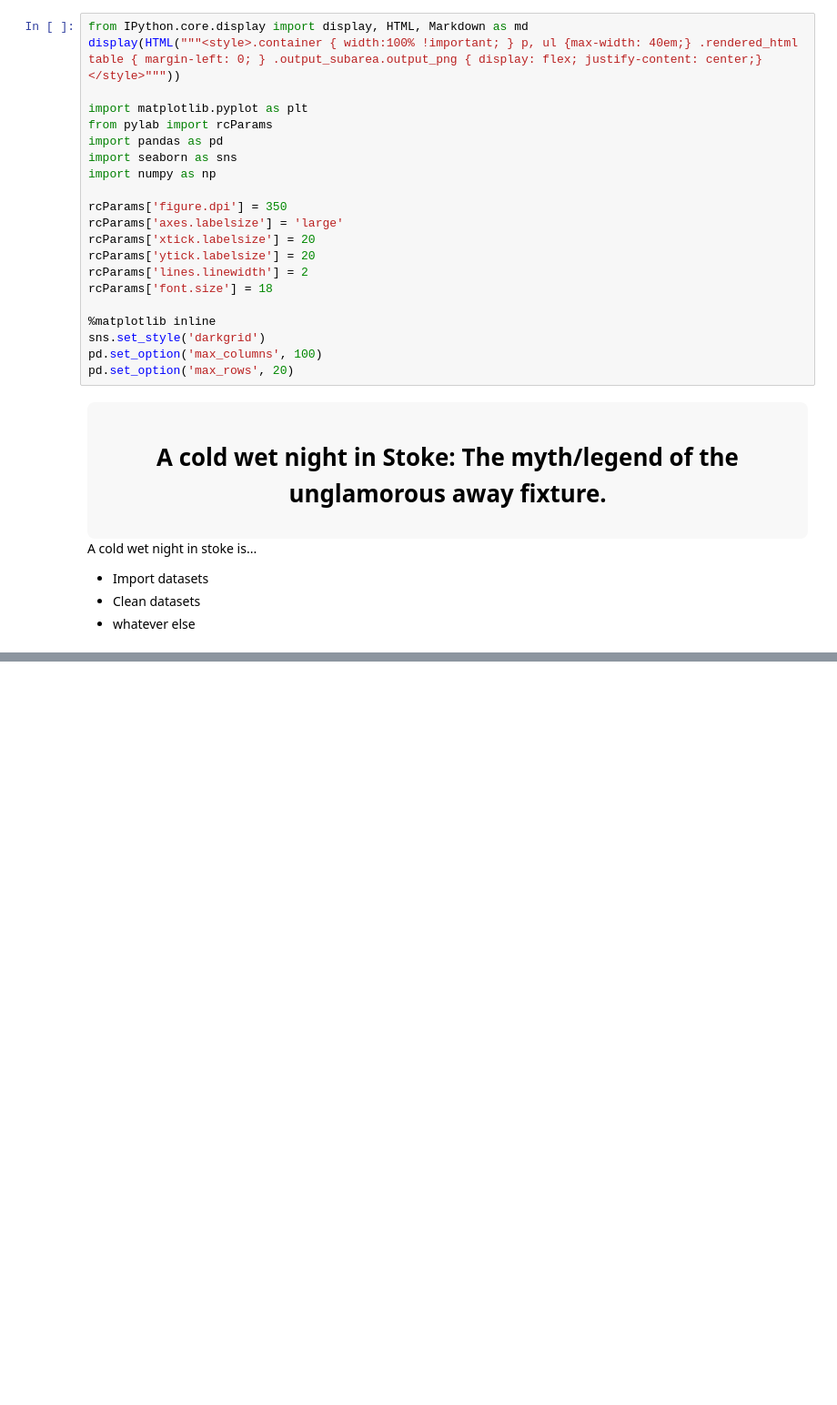
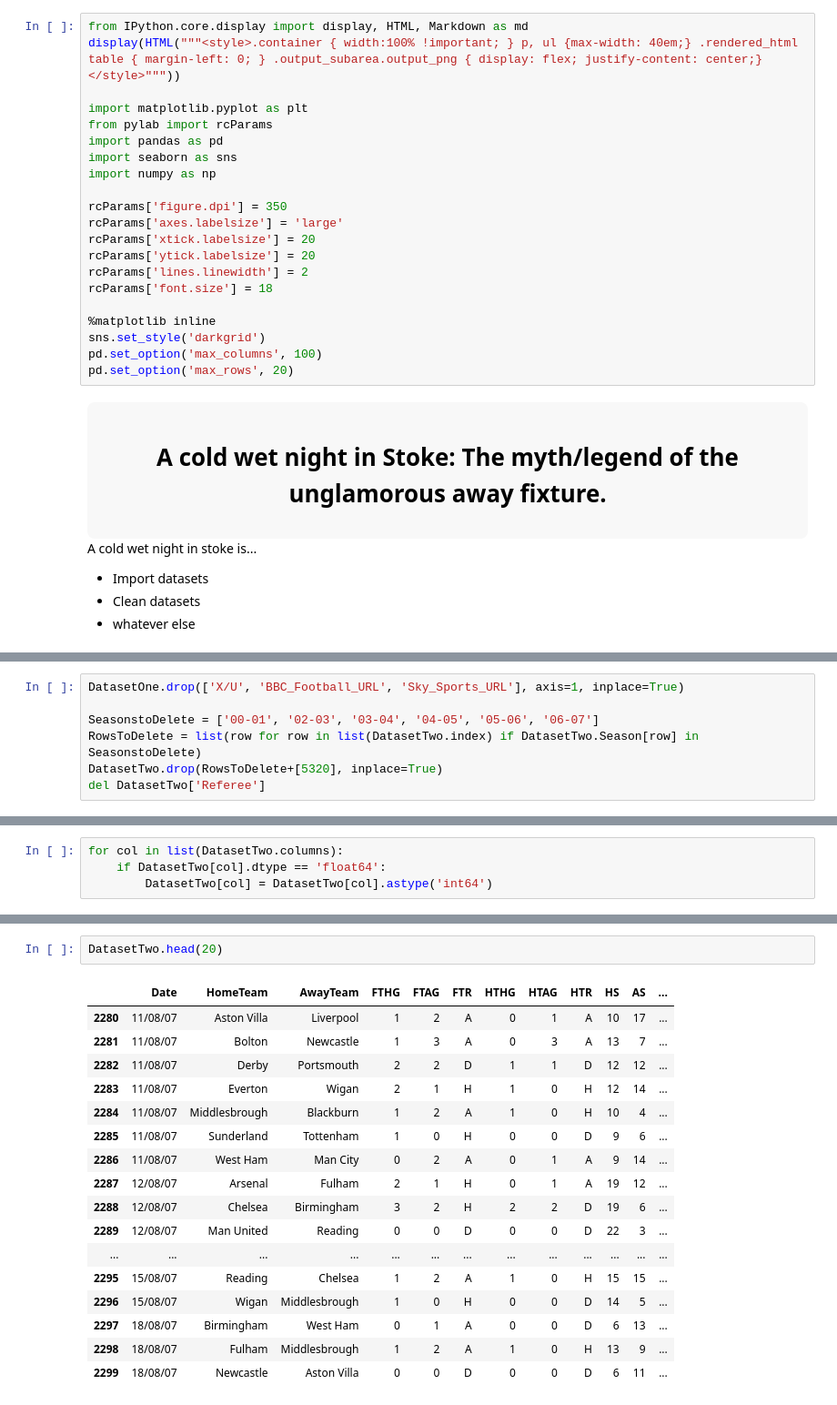
Before and after one commit to myfriendscallmeJ/a4, a Jupyter notebook: Project 4.ipynb, the cells around one changed output, grey strips where cells are left out. Shown at 91% size. Cells and saved outputs as stored; diff of their text form; blank space fills up the shorter version.

```diff
--- a/Project 4.ipynb
+++ b/Project 4.ipynb
@@ -41,0 +154,7 @@ A cold wet night in stoke is...
+# %%
+DatasetOne.drop(['X/U', 'BBC_Football_URL', 'Sky_Sports_URL'], axis=1, inplace=True)
+
+SeasonstoDelete = ['00-01', '02-03', '03-04', '04-05', '05-06', '06-07']
+RowsToDelete = list(row for row in list(DatasetTwo.index) if DatasetTwo.Season[row] in SeasonstoDelete)
+DatasetTwo.drop(RowsToDelete+[5320], inplace=True)
+del DatasetTwo['Referee']
@@ -41,0 +188,4 @@ A cold wet night in stoke is...
+# %%
+for col in list(DatasetTwo.columns):
+    if DatasetTwo[col].dtype == 'float64':
+        DatasetTwo[col] = DatasetTwo[col].astype('int64')
@@ -41,0 +212,20 @@ A cold wet night in stoke is...
+# %%
+DatasetTwo.head(20)
+# %% [output]
+|  | Date | HomeTeam | AwayTeam | FTHG | FTAG | FTR | HTHG | HTAG | HTR | HS | AS | ... |
+| 2280 | 11/08/07 | Aston Villa | Liverpool | 1 | 2 | A | 0 | 1 | A | 10 | 17 | ... |
+| 2281 | 11/08/07 | Bolton | Newcastle | 1 | 3 | A | 0 | 3 | A | 13 | 7 | ... |
+| 2282 | 11/08/07 | Derby | Portsmouth | 2 | 2 | D | 1 | 1 | D | 12 | 12 | ... |
+| 2283 | 11/08/07 | Everton | Wigan | 2 | 1 | H | 1 | 0 | H | 12 | 14 | ... |
+| 2284 | 11/08/07 | Middlesbrough | Blackburn | 1 | 2 | A | 1 | 0 | H | 10 | 4 | ... |
+| 2285 | 11/08/07 | Sunderland | Tottenham | 1 | 0 | H | 0 | 0 | D | 9 | 6 | ... |
+| 2286 | 11/08/07 | West Ham | Man City | 0 | 2 | A | 0 | 1 | A | 9 | 14 | ... |
+| 2287 | 12/08/07 | Arsenal | Fulham | 2 | 1 | H | 0 | 1 | A | 19 | 12 | ... |
+| 2288 | 12/08/07 | Chelsea | Birmingham | 3 | 2 | H | 2 | 2 | D | 19 | 6 | ... |
+| 2289 | 12/08/07 | Man United | Reading | 0 | 0 | D | 0 | 0 | D | 22 | 3 | ... |
+| ... | ... | ... | ... | ... | ... | ... | ... | ... | ... | ... | ... | ... |
+| 2295 | 15/08/07 | Reading | Chelsea | 1 | 2 | A | 1 | 0 | H | 15 | 15 | ... |
+| 2296 | 15/08/07 | Wigan | Middlesbrough | 1 | 0 | H | 0 | 0 | D | 14 | 5 | ... |
+| 2297 | 18/08/07 | Birmingham | West Ham | 0 | 1 | A | 0 | 0 | D | 6 | 13 | ... |
+| 2298 | 18/08/07 | Fulham | Middlesbrough | 1 | 2 | A | 1 | 0 | H | 13 | 9 | ... |
+| 2299 | 18/08/07 | Newcastle | Aston Villa | 0 | 0 | D | 0 | 0 | D | 6 | 11 | ... |
```
Also changed, not shown: parts of 30 cells of this notebook, 4 other files.
